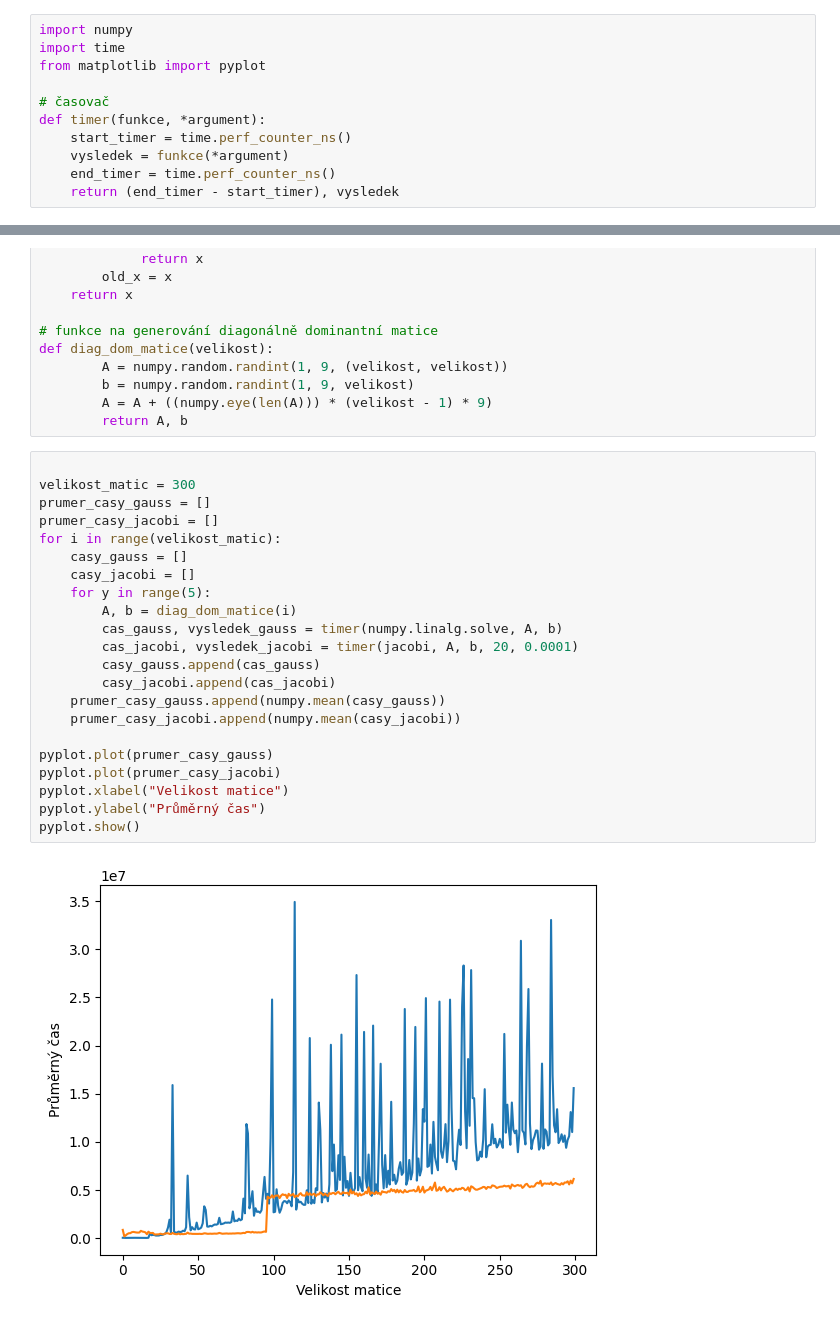
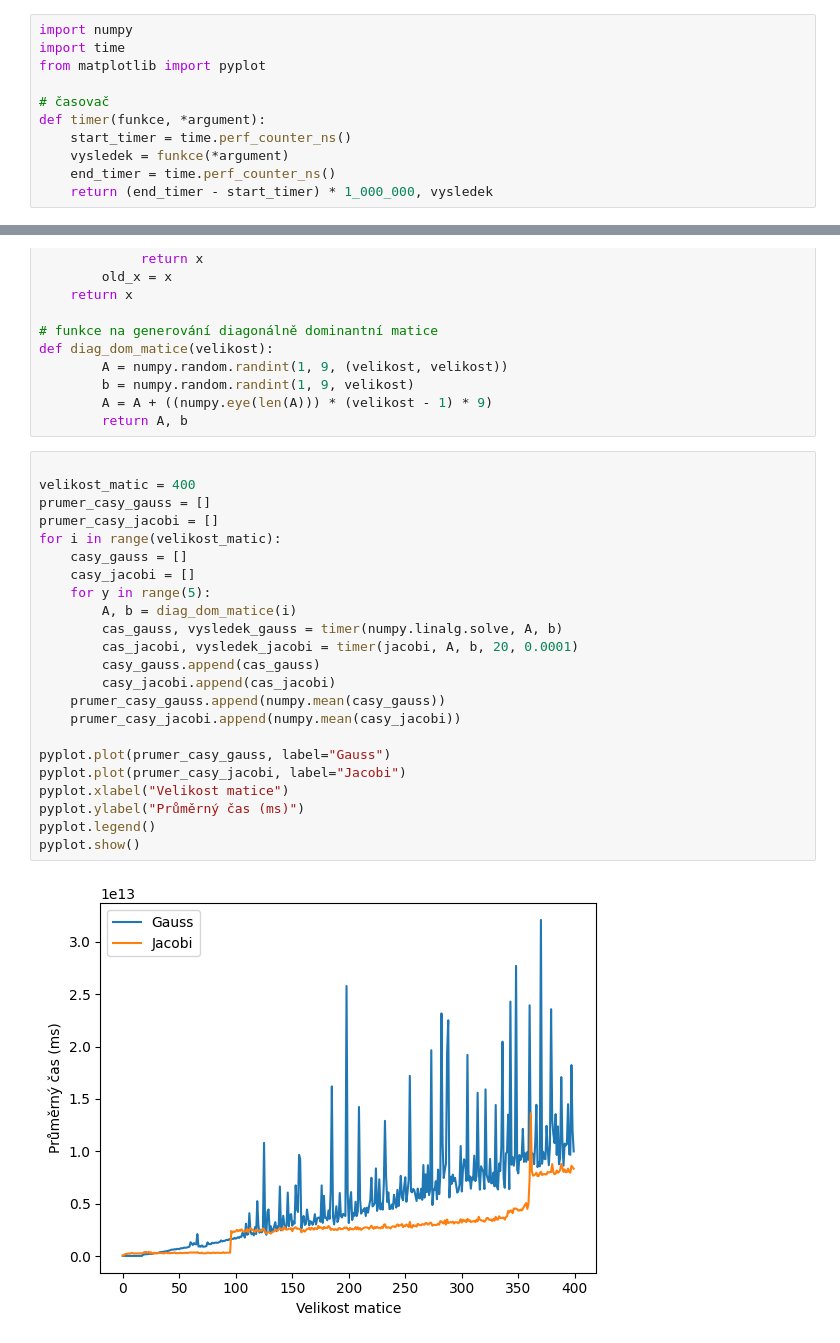
Before and after one commit to Pham99/MSW, a Jupyter notebook: 3 Lineární algebra.ipynb, the cells around one changed output, grey strips where cells are left out. Cells and saved outputs as stored; diff of their text form.

```diff
--- a/3 Lineární algebra.ipynb
+++ b/3 Lineární algebra.ipynb
@@ -10,7 +10,7 @@ def timer(funkce, *argument):
     start_timer = time.perf_counter_ns()
     vysledek = funkce(*argument)
     end_timer = time.perf_counter_ns()
-    return (end_timer - start_timer), vysledek
+    return (end_timer - start_timer) * 1_000_000, vysledek
 # %%
 # Jacobiho iterační metoda
 def jacobi(A, b, pocet_iteraci, tolerance):
@@ -35,25 +35,26 @@ def diag_dom_matice(velikost):
         return A, b
 # %%
 
-velikost_matic = 300
+velikost_matic = 400
 prumer_casy_gauss = []
 prumer_casy_jacobi = []
 for i in range(velikost_matic):
     casy_gauss = []
     casy_jacobi = []
     for y in range(5):
         A, b = diag_dom_matice(i)
         cas_gauss, vysledek_gauss = timer(numpy.linalg.solve, A, b)
         cas_jacobi, vysledek_jacobi = timer(jacobi, A, b, 20, 0.0001)
         casy_gauss.append(cas_gauss)
         casy_jacobi.append(cas_jacobi)
     prumer_casy_gauss.append(numpy.mean(casy_gauss))
     prumer_casy_jacobi.append(numpy.mean(casy_jacobi))
 
-pyplot.plot(prumer_casy_gauss)
-pyplot.plot(prumer_casy_jacobi)
+pyplot.plot(prumer_casy_gauss, label="Gauss")
+pyplot.plot(prumer_casy_jacobi, label="Jacobi")
 pyplot.xlabel("Velikost matice")
-pyplot.ylabel("Průměrný čas")
+pyplot.ylabel("Průměrný čas (ms)")
+pyplot.legend()
 pyplot.show()
 # %% [output]
-[figure, old version]
+[figure, new version]
```
Also changed, not shown: 5 other files.
